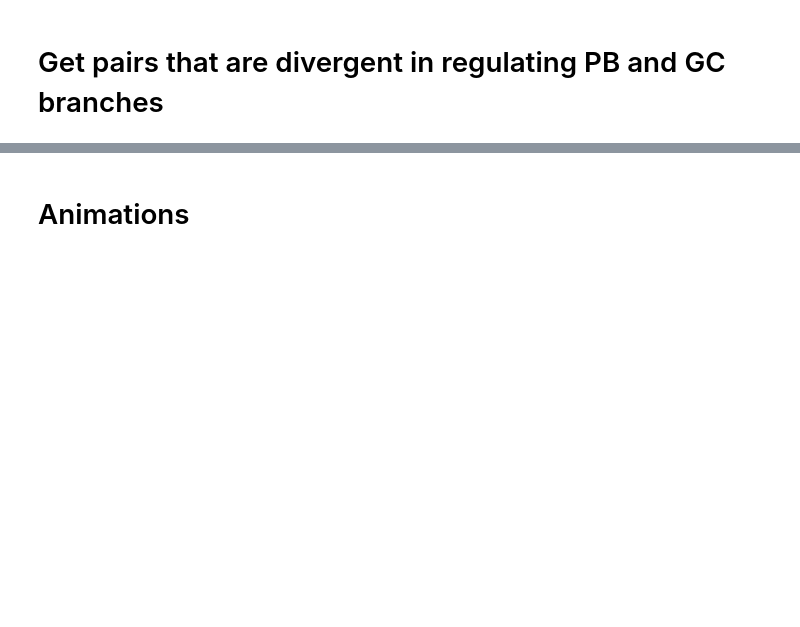
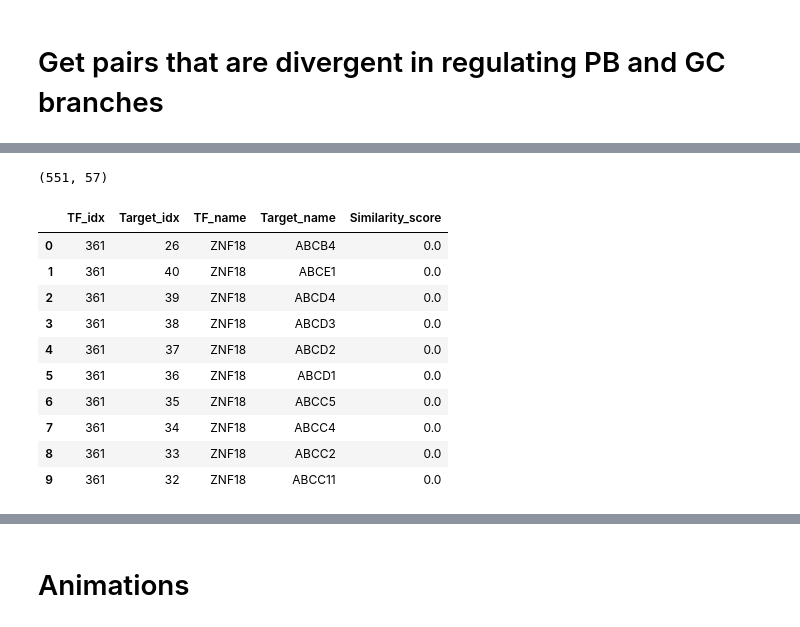
Before and after one commit to sachha-naksha/B_Cell_States, a Jupyter notebook: multiome_dynamic_regulation/py_scripts/analysis/latent_factor_dynamics.ipynb, the cells around one changed output, grey strips where cells are left out. Saved outputs shown, nothing was run; the diff lists cells and outputs as text; code cells hidden in the pictures; blank space fills up the shorter version.

```diff
--- a/multiome_dynamic_regulation/py_scripts/analysis/latent_factor_dynamics.ipynb
+++ b/multiome_dynamic_regulation/py_scripts/analysis/latent_factor_dynamics.ipynb
@@ -289,24 +288,22 @@ plt.show()
 # Get pairs that are divergent in regulating PB and GC branches
 # %%
 # Get weights and indices for both branches
-custom_tfs_pb_weights = get_grn_weights_for_tfs(
+all_edges_pb = get_grn_weights_for_windows(
     dictys_dynamic_object,
-    tf_indices=tf_indices_custom,
     window_indices=pb_window_indices,
     nonzero_fraction_threshold=0.1
 )
 
-custom_tfs_gc_weights = get_grn_weights_for_tfs(
+all_edges_gc = get_grn_weights_for_windows(
     dictys_dynamic_object,
-    tf_indices=tf_indices_custom,
     window_indices=gc_window_indices,
     nonzero_fraction_threshold=0.1
 )
 
-display(custom_tfs_pb_weights.shape)
-display(np.min(custom_tfs_pb_weights))
-display(np.max(custom_tfs_pb_weights))
-display(custom_tfs_gc_weights.shape)
-display(np.min(custom_tfs_gc_weights))
-display(np.max(custom_tfs_gc_weights))
+display(all_edges_pb.shape)
+display(np.min(all_edges_pb))
+display(np.max(all_edges_pb))
+display(all_edges_gc.shape)
+display(np.min(all_edges_gc))
+display(np.max(all_edges_gc))
 # %% [output]
@@ -438,7 +319,9 @@ def get_divergent_edges(similarity_matrix, tf_indices, n_top=10):
 # Example usage:
 # Calculate similarities
 similarity_matrix = create_edge_similarity_matrix(
-    custom_tfs_gc_weights,
-    custom_tfs_pb_weights,
+    all_edges_gc,
+    all_edges_pb,
     method='fft'
 )
+display(similarity_matrix.shape)
+display(similarity_matrix.todense())
@@ -453,0 +346,10 @@ TypeError: only integer scalar arrays can be converted to a scalar index
+# %%
+# intersect the LF with the similarity matrix by slicing out the TF and target indices of the LF genes
+#1. get the TF indices of the LF genes
+tf_indices_lf, tf_gene_indices_lf, _ = get_tf_indices(dictys_dynamic_object, significant_latent_factors_genes)
+# get the name of tf genes from ndict by finding keys with matching values
+tf_names_lf = [gene for gene, idx in dictys_dynamic_object.ndict.items() if idx in tf_gene_indices_lf]
+#2. get the target indices of the LF genes
+target_indices_lf = get_target_indices(dictys_dynamic_object, significant_latent_factors_genes)
+display(tf_names_lf)
+display(len(target_indices_lf))
@@ -453,0 +363,25 @@ TypeError: only integer scalar arrays can be converted to a scalar index
+# %%
+#3. slice out the similarity matrix
+similarity_matrix_lf = similarity_matrix.tocsr()[:, target_indices_lf]
+display(similarity_matrix_lf.shape)
+# %% [output]
+(551, 57)
+# %%
+divergent_edges = get_divergent_edges(
+    similarity_matrix_lf,
+    dictys_dynamic_object,
+    n_top=10
+)
+display(divergent_edges)
+# %% [output]
+|  | TF_idx | Target_idx | TF_name | Target_name | Similarity_score |
+| 0 | 361 | 26 | ZNF18 | ABCB4 | 0.0 |
+| 1 | 361 | 40 | ZNF18 | ABCE1 | 0.0 |
+| 2 | 361 | 39 | ZNF18 | ABCD4 | 0.0 |
+| 3 | 361 | 38 | ZNF18 | ABCD3 | 0.0 |
+| 4 | 361 | 37 | ZNF18 | ABCD2 | 0.0 |
+| 5 | 361 | 36 | ZNF18 | ABCD1 | 0.0 |
+| 6 | 361 | 35 | ZNF18 | ABCC5 | 0.0 |
+| 7 | 361 | 34 | ZNF18 | ABCC4 | 0.0 |
+| 8 | 361 | 33 | ZNF18 | ABCC2 | 0.0 |
+| 9 | 361 | 32 | ZNF18 | ABCC11 | 0.0 |
```
Also changed, not shown: parts of 14 cells of this notebook, 2 other files.
